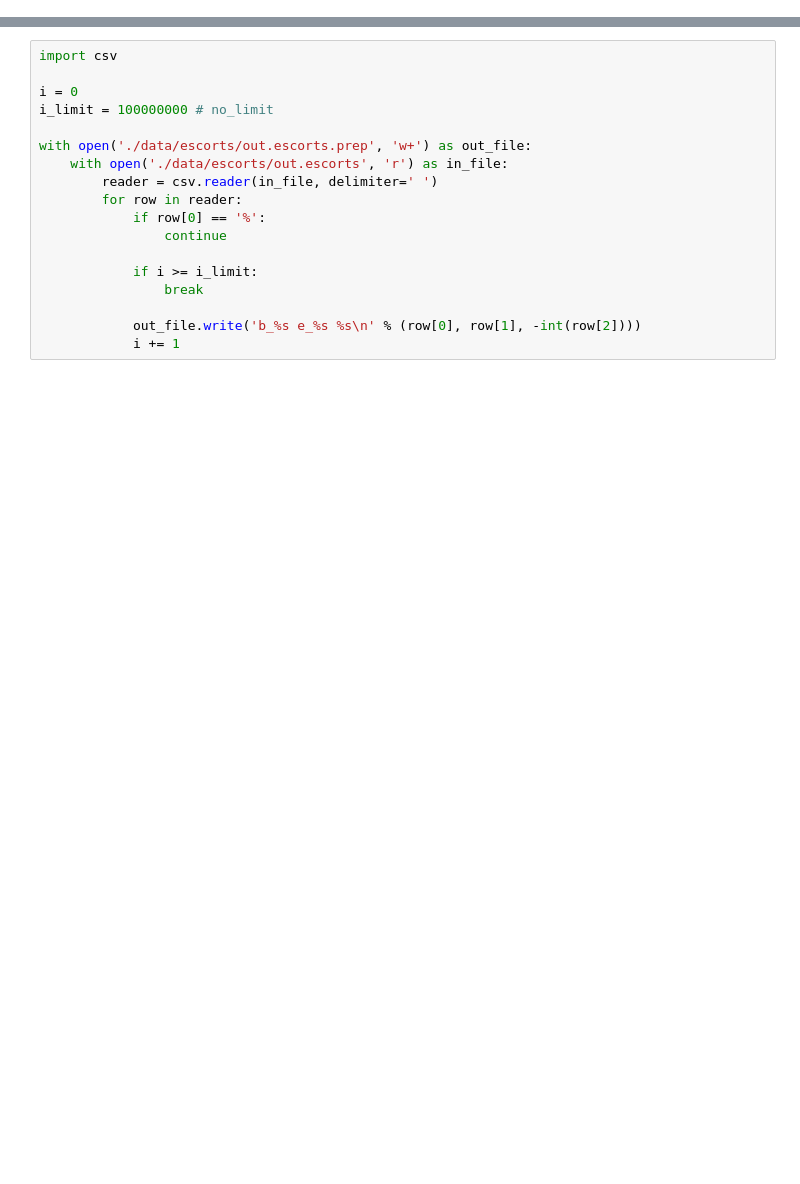
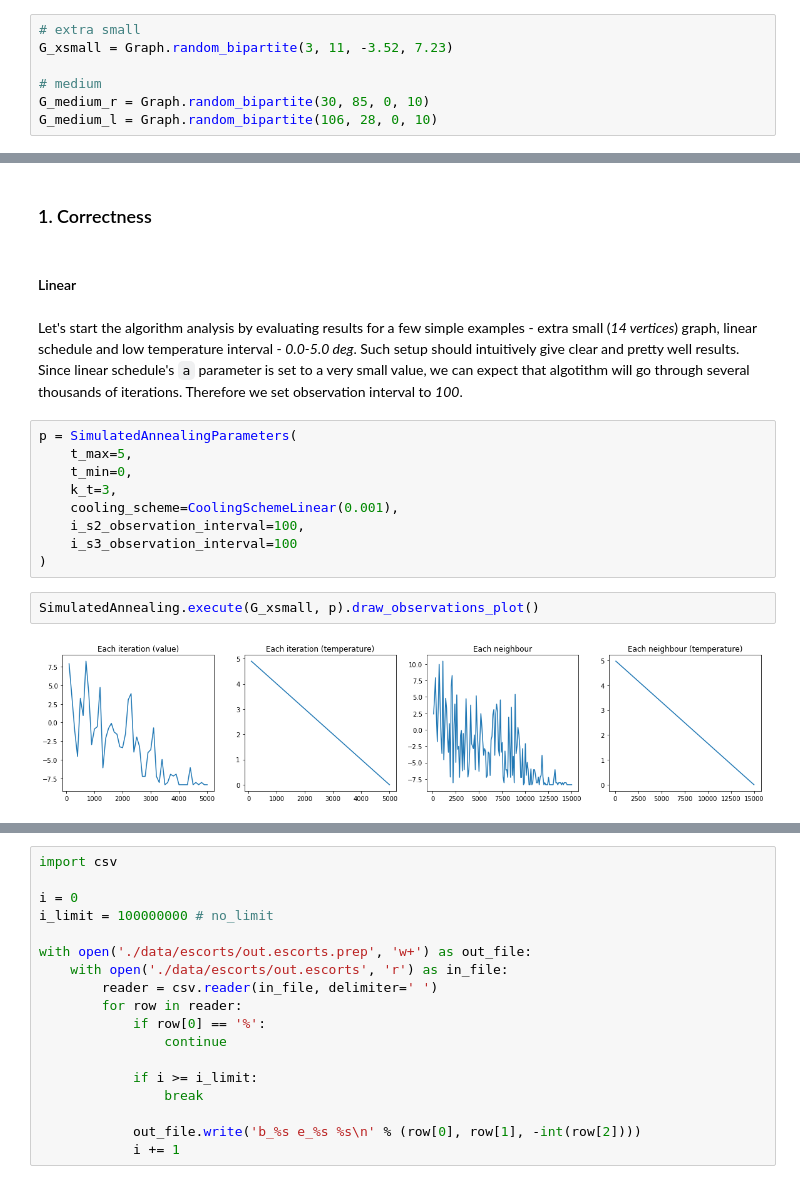
Before and after one commit to zacateras/simulated-anneling-in-weighted-directed-graph-assignment-problem, a Jupyter notebook: report.ipynb, the cells around one changed output, grey strips where cells are left out. Drawn from its saved outputs; the diff is of its cells as text; blank space fills up the shorter version.

```diff
--- a/report.ipynb
+++ b/report.ipynb
@@ -910,0 +20,7 @@ The dataset needs to be preprocessed before analysis. Since the first column con
+# %%
+# extra small
+G_xsmall = Graph.random_bipartite(3, 11, -3.52, 7.23)
+
+# medium
+G_medium_r = Graph.random_bipartite(30, 85, 0, 10)
+G_medium_l = Graph.random_bipartite(106, 28, 0, 10)
@@ -910,0 +100,19 @@ The dataset needs to be preprocessed before analysis. Since the first column con
+# %% [markdown]
+### 1. Correctness
+# %% [markdown]
+#### Linear
+# %% [markdown]
+Let's start the algorithm analysis by evaluating results for a few simple examples - extra small (*14 vertices*) graph, linear schedule and low temperature interval - *0.0-5.0 deg*. Such setup should intuitively give clear and pretty well results. Since linear schedule's `a` parameter is set to a very small value, we can expect that algotithm will go through several thousands of iterations. Therefore we set observation interval to *100*.
+# %%
+p = SimulatedAnnealingParameters(
+    t_max=5,
+    t_min=0,
+    k_t=3,
+    cooling_scheme=CoolingSchemeLinear(0.001),
+    i_s2_observation_interval=100,
+    i_s3_observation_interval=100
+)
+# %%
+SimulatedAnnealing.execute(G_xsmall, p).draw_observations_plot()
+# %% [output]
+[figure, added]
```
Also changed, not shown: parts of 221 cells of this notebook, 2 other files.
